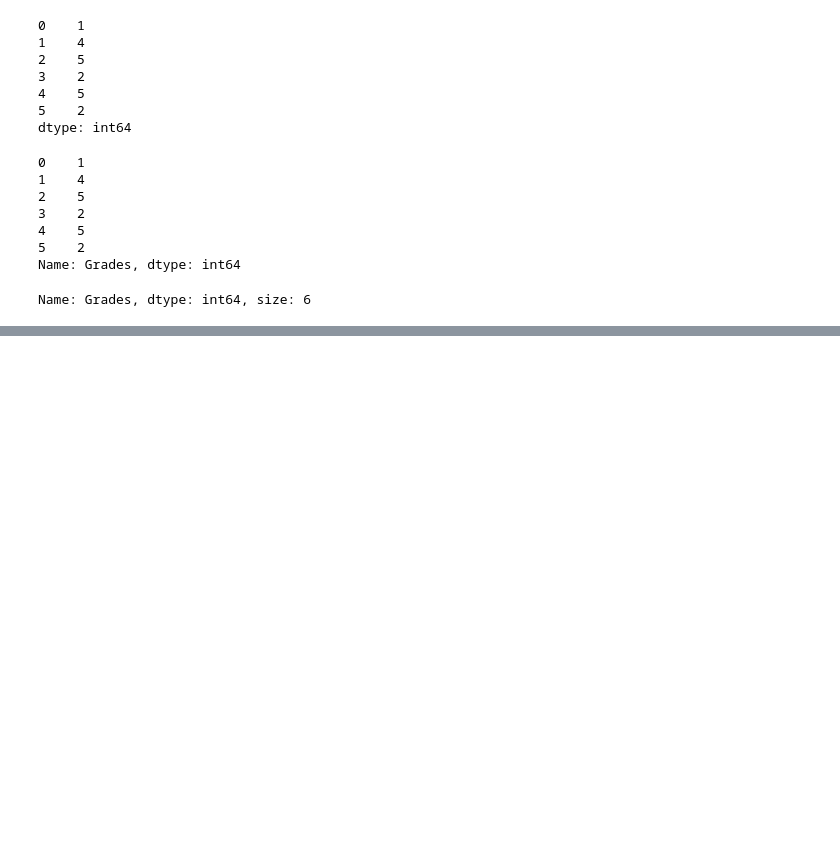
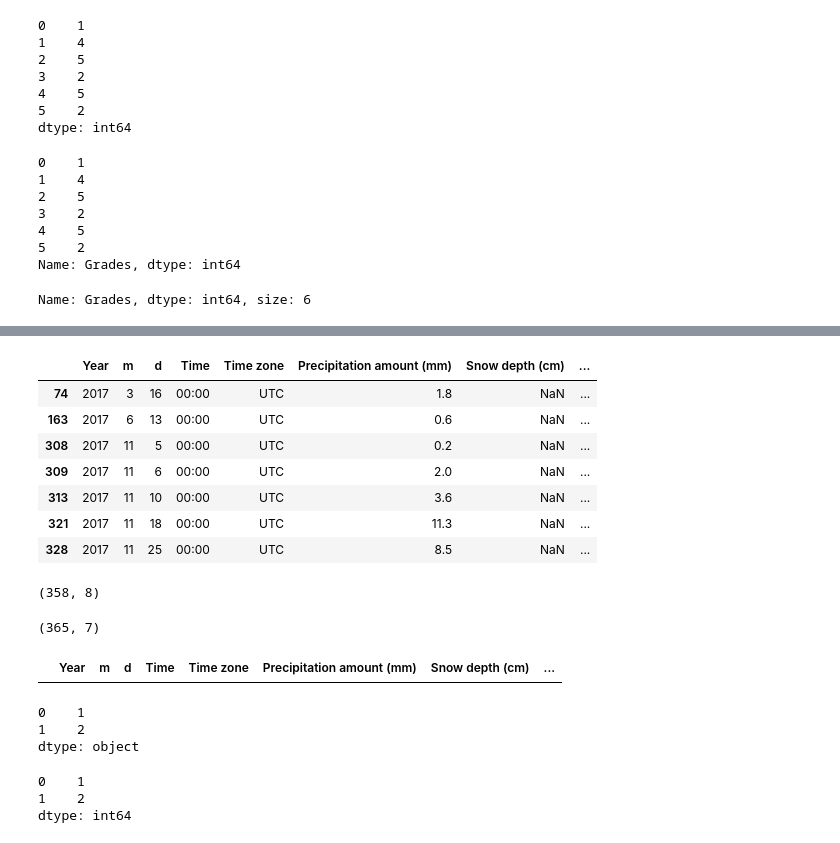
Before and after one commit to tauimonen/Data-science, a Jupyter notebook: advanced_numpy.ipynb, the cells around one changed output, grey strips where cells are left out. Drawn from its saved outputs; the diff is of its cells as text; code cells hidden in the pictures; blank space fills up the shorter version.

```diff
--- a/advanced_numpy.ipynb
+++ b/advanced_numpy.ipynb
@@ -1250,0 +1547,38 @@ Name: Grades, dtype: int64, size: 6
+# %%
+wh[wh.isnull().any(axis=1)]
+# %% [output]
+|  | Year | m | d | Time | Time zone | Precipitation amount (mm) | Snow depth (cm) | ... |
+| 74 | 2017 | 3 | 16 | 00:00 | UTC | 1.8 | NaN | ... |
+| 163 | 2017 | 6 | 13 | 00:00 | UTC | 0.6 | NaN | ... |
+| 308 | 2017 | 11 | 5 | 00:00 | UTC | 0.2 | NaN | ... |
+| 309 | 2017 | 11 | 6 | 00:00 | UTC | 2.0 | NaN | ... |
+| 313 | 2017 | 11 | 10 | 00:00 | UTC | 3.6 | NaN | ... |
+| 321 | 2017 | 11 | 18 | 00:00 | UTC | 11.3 | NaN | ... |
+| 328 | 2017 | 11 | 25 | 00:00 | UTC | 8.5 | NaN | ... |
+# %%
+wh.dropna().shape
+# %% [output]
+(358, 8)
+# %%
+wh.dropna(axis=1).shape
+# %% [output]
+(365, 7)
+# %%
+wh = wh.fillna(method="ffill")
+wh[wh.isnull().any(axis=1)]
+# %% [output]
+|  | Year | m | d | Time | Time zone | Precipitation amount (mm) | Snow depth (cm) | ... |
+# %%
+q = pd.Series(["1", "2"])
+q
+# %% [output]
+0    1
+1    2
+dtype: object
+# %%
+q = q.map(int)
+q
+# %% [output]
+0    1
+1    2
+dtype: int64
```
Also changed, not shown: parts of 50 cells of this notebook, 1 other file.
